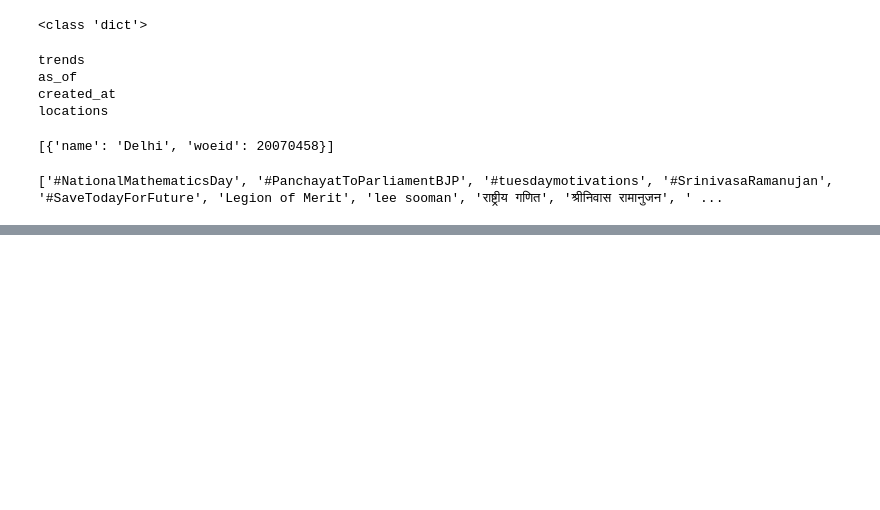
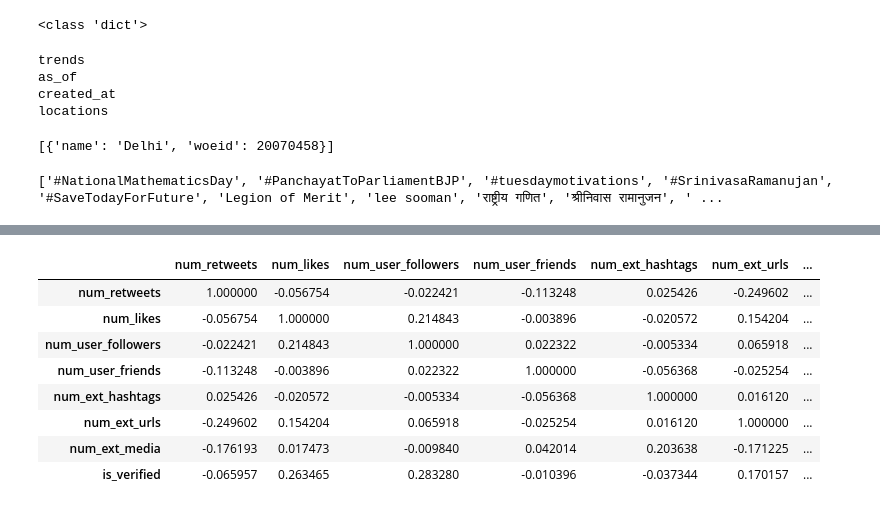
Before and after one commit to anmolagarwal999/Precog_Recruitment_Tasks, a Jupyter notebook: Task_2/tweet_task.ipynb, the cells around one changed output, grey strips where cells are left out. Saved outputs shown, nothing was run; the diff lists cells and outputs as text; code cells hidden in the pictures; blank space fills up the shorter version.

```diff
--- a/Task_2/tweet_task.ipynb
+++ b/Task_2/tweet_task.ipynb
@@ -105,0 +534,12 @@ print(top_ten_tags)
+# %%
+df.corr()
+# %% [output]
+|  | num_retweets | num_likes | num_user_followers | num_user_friends | num_ext_hashtags | num_ext_urls | ... |
+| num_retweets | 1.000000 | -0.056754 | -0.022421 | -0.113248 | 0.025426 | -0.249602 | ... |
+| num_likes | -0.056754 | 1.000000 | 0.214843 | -0.003896 | -0.020572 | 0.154204 | ... |
+| num_user_followers | -0.022421 | 0.214843 | 1.000000 | 0.022322 | -0.005334 | 0.065918 | ... |
+| num_user_friends | -0.113248 | -0.003896 | 0.022322 | 1.000000 | -0.056368 | -0.025254 | ... |
+| num_ext_hashtags | 0.025426 | -0.020572 | -0.005334 | -0.056368 | 1.000000 | 0.016120 | ... |
+| num_ext_urls | -0.249602 | 0.154204 | 0.065918 | -0.025254 | 0.016120 | 1.000000 | ... |
+| num_ext_media | -0.176193 | 0.017473 | -0.009840 | 0.042014 | 0.203638 | -0.171225 | ... |
+| is_verified | -0.065957 | 0.263465 | 0.283280 | -0.010396 | -0.037344 | 0.170157 | ... |
```
Also changed, not shown: parts of 45 cells of this notebook.
